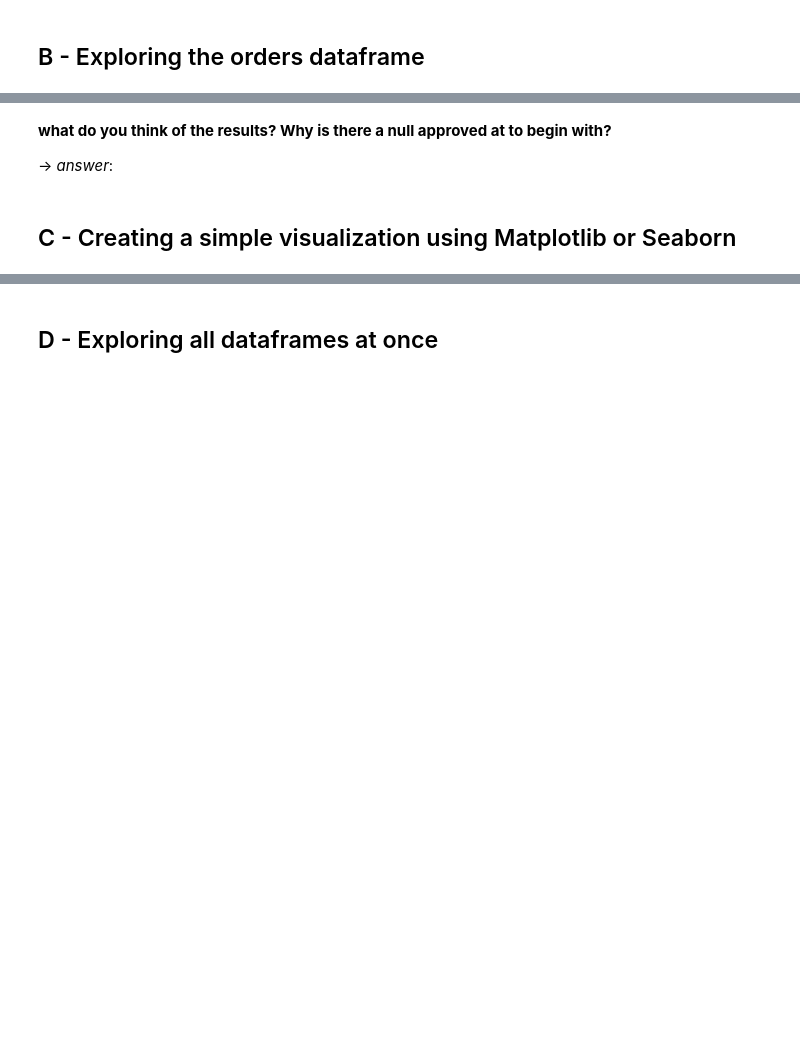
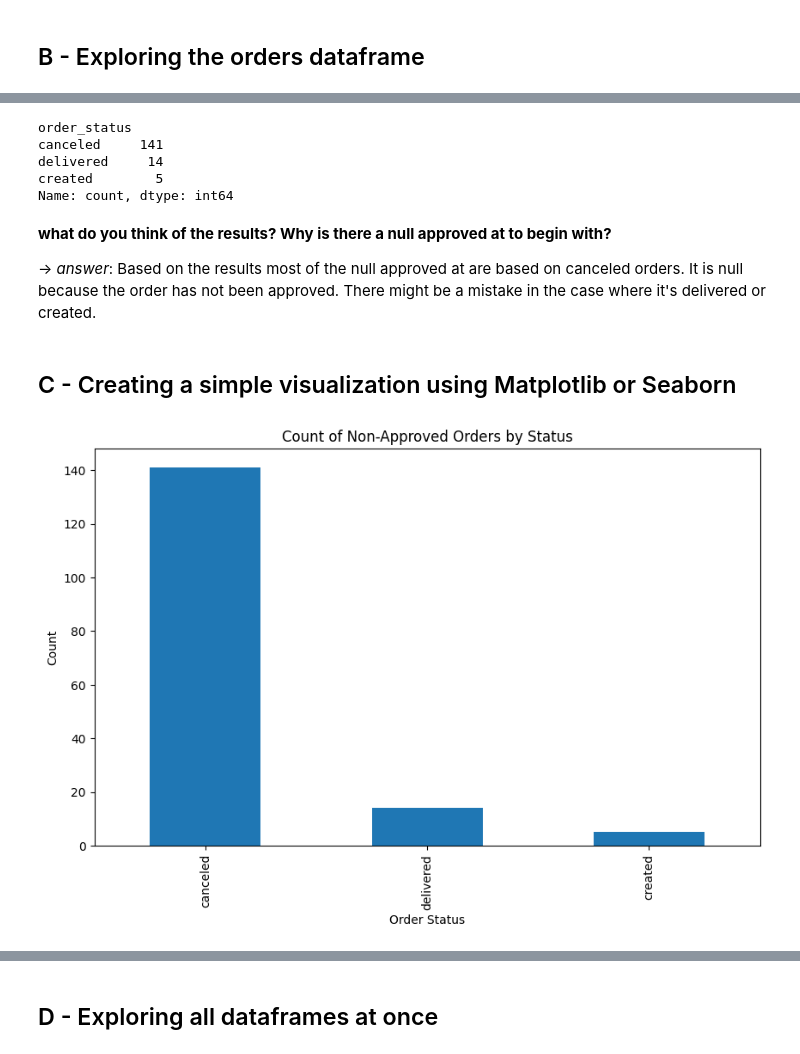
Before and after one commit to Jaddevvv/Head-of-Data-101-course, a Jupyter notebook: notebooks/hod-olist-analysis.ipynb, the cells around one changed output, grey strips where cells are left out. Drawn from its saved outputs; the diff is of its cells as text; code cells hidden in the pictures; blank space fills up the shorter version.

Commit message:
[FIX] - Data analysis notebook

```diff
--- a/notebooks/hod-olist-analysis.ipynb
+++ b/notebooks/hod-olist-analysis.ipynb
@@ -35,14 +37,14 @@ raw_path = 'xxxx'
 # %%
 # creating pandas dataframes from .csv
 
-df_customer = 'your code here'
-df_geolocation = 'your code here'
-df_orders = 'your code here'
-df_order_items = 'your code here'
-df_order_payments = 'your code here'
-df_order_reviews = 'your code here'
-df_products = 'your code here'
-df_sellers = 'your code here'
+df_customer = pd.read_csv("../data/olist_datasets/olist_customers_dataset.csv")
+df_geolocation = pd.read_csv("../data/olist_datasets/olist_geolocation_dataset.csv")
+df_orders = pd.read_csv("../data/olist_datasets/olist_orders_dataset.csv")
+df_order_items = pd.read_csv("../data/olist_datasets/olist_order_items_dataset.csv")
+df_order_payments = pd.read_csv("../data/olist_datasets/olist_order_payments_dataset.csv")
+df_order_reviews = pd.read_csv("../data/olist_datasets/olist_order_reviews_dataset.csv")
+df_products = pd.read_csv("../data/olist_datasets/olist_products_dataset.csv")
+df_sellers = pd.read_csv("../data/olist_datasets/olist_sellers_dataset.csv")
 # %% [markdown]
 ## B - Exploring the orders dataframe
 # %%
@@ -82,4 +142,5 @@ df_sellers = 'your code here'
 # %%
 # fetching the approved_at null columns - create another dataframe df_filtered, which will be filtered on order_approved_at is null, and print first 10 rows
 
-'your code here'
+df_filtered = df_orders[df_orders["order_approved_at"].isnull()]
+print(df_orders.head(10))
@@ -87,22 +166,36 @@ df_sellers = 'your code here'
 # count the order_id with a null approved_at by order_status
 
 # with groupby method
+null_orders_groupby = df_filtered.groupby('order_status')['order_id'].count()
 
-'your code here'
 
 # with value_counts method
+null_orders_valuecounts = df_filtered['order_status'].value_counts()
 
-'your code here'
+null_orders_valuecounts
+# %% [output]
+order_status
+canceled     141
+delivered     14
+created        5
+Name: count, dtype: int64
 # %% [markdown]
 **what do you think of the results? Why is there a null approved at to begin with?**
 
--> *answer*:
+-> *answer*: Based on the results most of the null approved at are based on canceled orders. It is null because the order has not been approved. There might be a mistake in the case where it's delivered or created.
 # %% [markdown]
 ## C - Creating a simple visualization using Matplotlib or Seaborn
 # %%
 # Creating a simple plot with matplotlib: count of non-approved orders by status
 
-'your code here'
+plt.figure(figsize=(10, 6))
+null_orders_valuecounts.plot(kind='bar')
+plt.title('Count of Non-Approved Orders by Status')
+plt.xlabel('Order Status')
+plt.ylabel('Count')
+plt.show()
+# %% [output]
+[figure, added]
 # %%
 # Creating a simple plot with seaborn: count of non-approved orders by status
 
```
Also changed, not shown: parts of 27 cells of this notebook, 1 other file.
